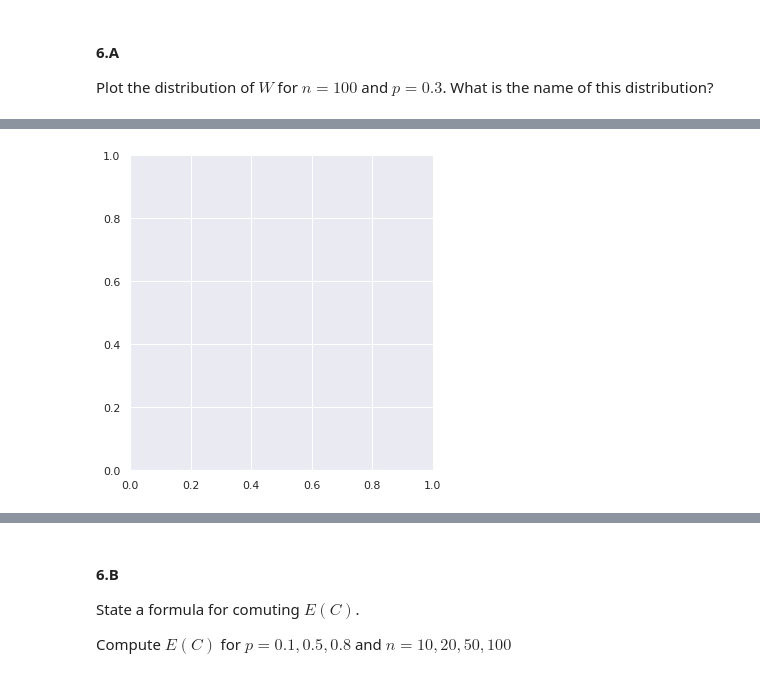
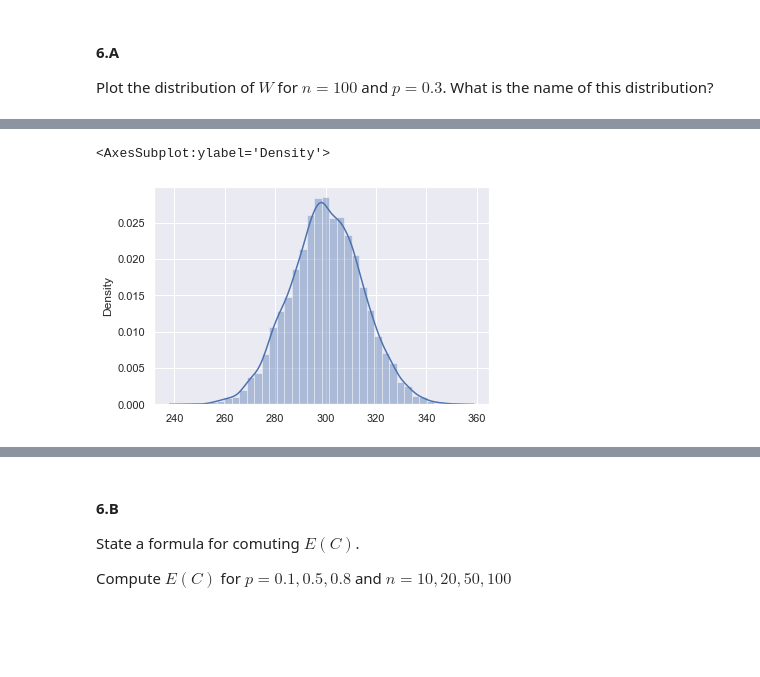
Before and after one commit to ronigold/Statistics_HW, a Jupyter notebook: HW1.ipynb, the cells around one changed output, grey strips where cells are left out. Saved outputs shown, nothing was run; the diff lists cells and outputs as text; code cells hidden in the pictures; blank space fills up the shorter version.

```diff
--- a/HW1.ipynb
+++ b/HW1.ipynb
@@ -328,7 +344,13 @@ Plot the distribution of $W$ for $n = 100$ and $p = 0.3$. What is the name of th
 # %%
-def W_distribution(n, p):
-    W = []
+def W(n, p):
     xw = ([0, 1])
     P = np.random.choice(xw, (n,), p=[1-p, p])
-    W.append(np.sum(P))
-    return
+    return np.sum(P)
+
+def W_distribution(n, p, n_exp):
+    W = []
+    for i in range(n_exp):
+        xw = ([0, 1])
+        P = np.random.choice(xw, (n,), p=[1-p, p])
+        W.append(np.sum(P))
+    return W
@@ -378,5 +357,7 @@ AttributeError: 'NoneType' object has no attribute 'pmf'
-# %%
-sns.displot(data = W)
-plt.show()
-# %% [output]
-[figure, removed]
+# %%
+np.random.seed(10)
+W = W_distribution(1000, 0.3, 10000)
+sns.distplot(W, hist=True, kde=True,bins=36)
+# %% [output]
+<AxesSubplot:ylabel='Density'>
+[figure, added]
```
Also changed, not shown: parts of 21 cells of this notebook.
